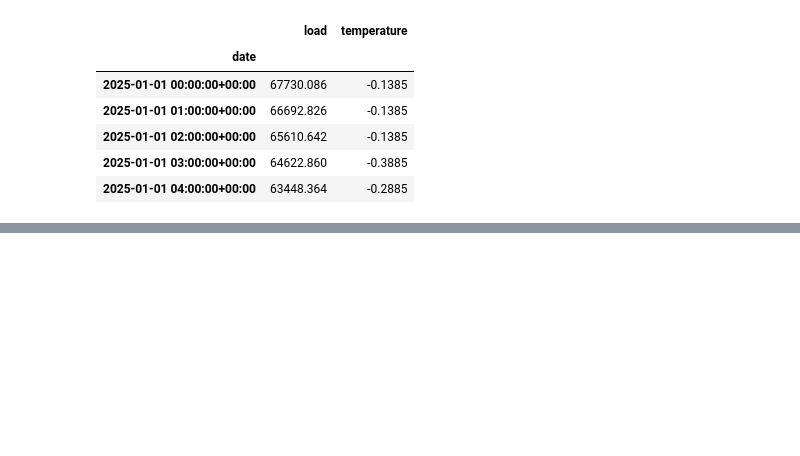
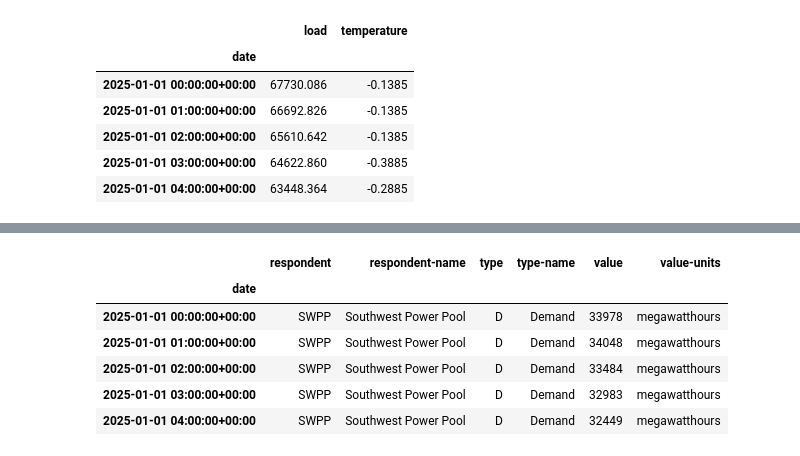
Before and after one commit to maxwellgriffith345/LoadForecast, a Jupyter notebook: notebooks/test.ipynb, the cells around one changed output, grey strips where cells are left out. Drawn from its saved outputs; the diff is of its cells as text; code cells hidden in the pictures; blank space fills up the shorter version.

```diff
--- a/notebooks/test.ipynb
+++ b/notebooks/test.ipynb
@@ -107,0 +73,2 @@ df.head()
+# %%
+df = fetch_EIA_load(start_date, end_date)
@@ -107,0 +94,10 @@ df.head()
+# %%
+clean_load = clean_EIA_load(df)
+# %%
+def clean_load(df: pd.DataFrame) -> pd.DataFrame:
+    df = df.copy()
+    df["period"] = pd.to_datetime(df["period"], format="%Y-%m-%dT%H", utc=True)
+    df = df.set_index("period")
+    df.index.name = "date"
+    #df.index.freq = "h"
+    return df
@@ -107,0 +123,10 @@ df.head()
+# %%
+clean_load.head()
+# %% [output]
+|  | respondent | respondent-name | type | type-name | value | value-units |
+| date |  |  |  |  |  |  |
+| 2025-01-01 00:00:00+00:00 | SWPP | Southwest Power Pool | D | Demand | 33978 | megawatthours |
+| 2025-01-01 01:00:00+00:00 | SWPP | Southwest Power Pool | D | Demand | 34048 | megawatthours |
+| 2025-01-01 02:00:00+00:00 | SWPP | Southwest Power Pool | D | Demand | 33484 | megawatthours |
+| 2025-01-01 03:00:00+00:00 | SWPP | Southwest Power Pool | D | Demand | 32983 | megawatthours |
+| 2025-01-01 04:00:00+00:00 | SWPP | Southwest Power Pool | D | Demand | 32449 | megawatthours |
```
Also changed, not shown: parts of 15 cells of this notebook, 2 other files.
